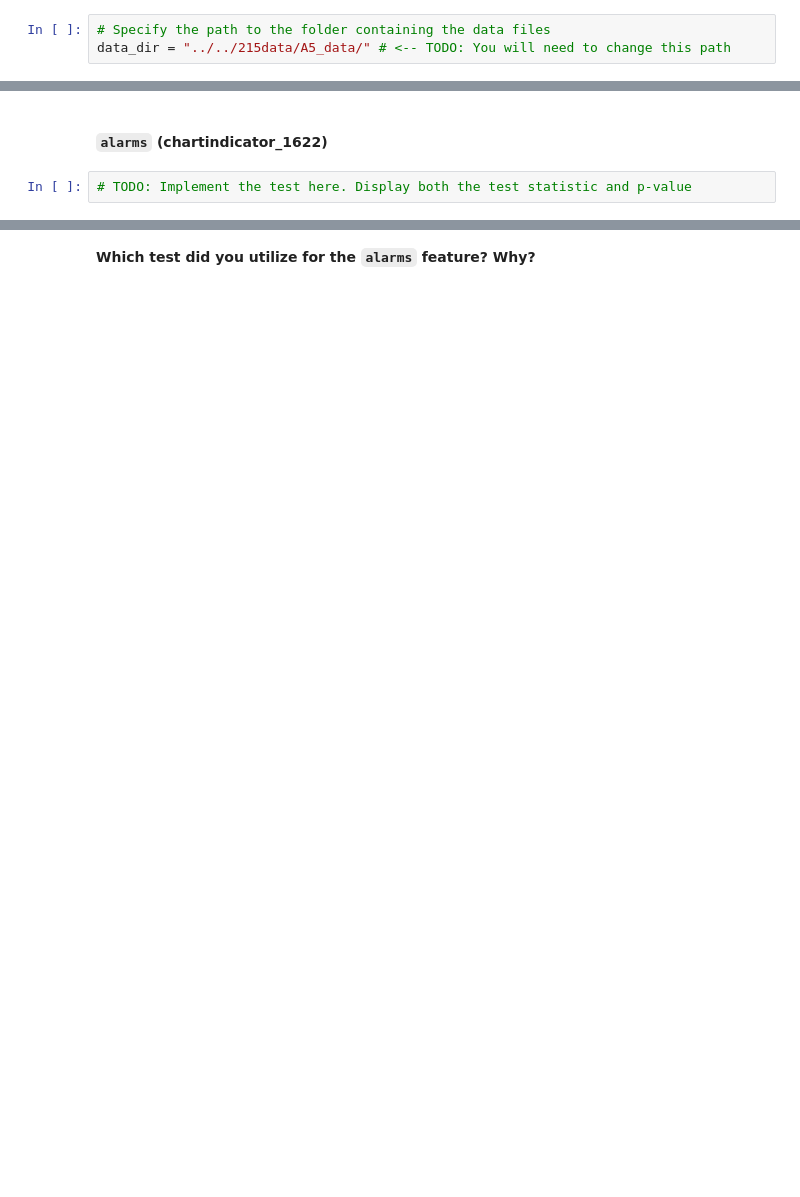
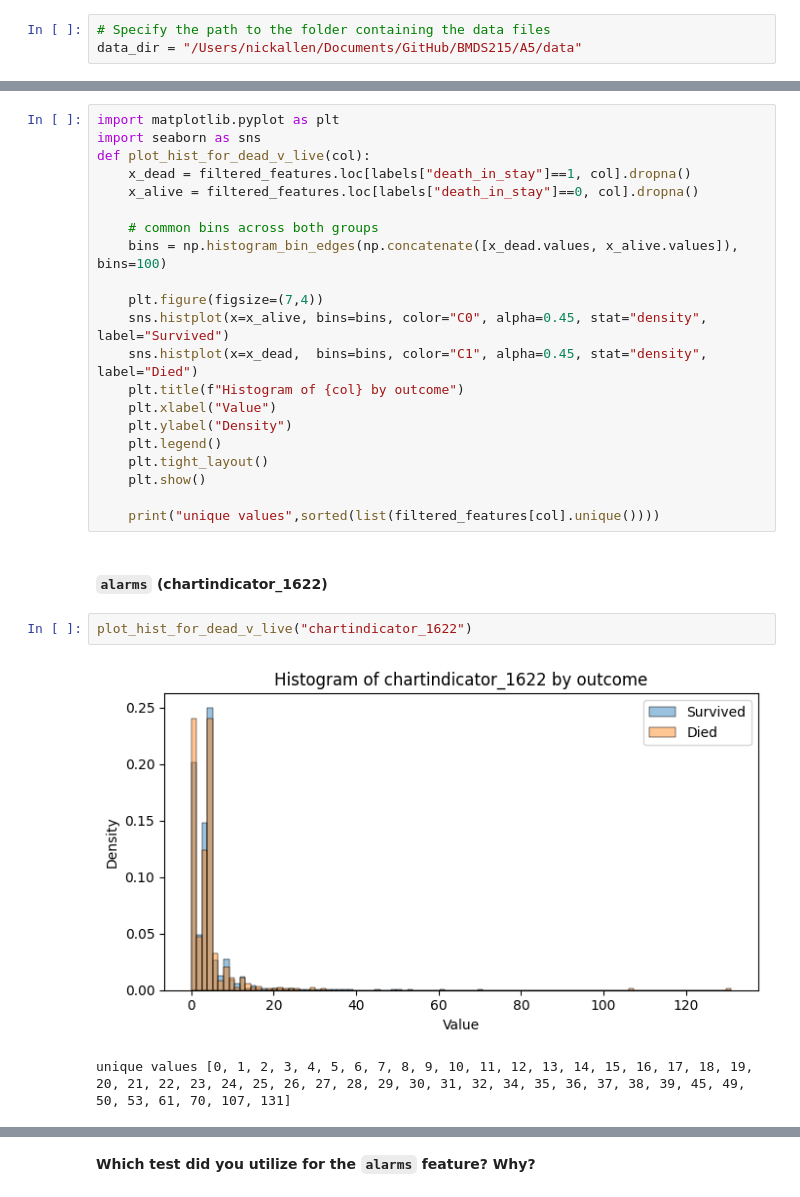
Before and after one commit to nick-allen21/BMDS215, a Jupyter notebook: A5/5-Associative-Analysis-python_version.ipynb, the cells around one changed output, grey strips where cells are left out. Drawn from its saved outputs; the diff is of its cells as text; blank space fills up the shorter version.

```diff
--- a/A5/5-Associative-Analysis-python_version.ipynb
+++ b/A5/5-Associative-Analysis-python_version.ipynb
@@ -96,7 +101,7 @@ Once you have downloaded and unzipped the data, you should see the following `3`
 **Specify the location of the folder containing the data in the following cells:**
 # %%
 # Specify the path to the folder containing the data files
-data_dir = "../../215data/A5_data/" # <-- TODO: You will need to change this path
+data_dir = "/Users/nickallen/Documents/GitHub/BMDS215/A5/data"
 # %%
 # Run this cell to make sure all of the files are in the specified folder
 expected_file_list = ["patient_feature_matrix.csv", "cohort.csv", "feature_descriptions.csv"]
@@ -268,7 +317,31 @@ from scipy.stats import ttest_ind, fisher_exact, chi2_contingency, mannwhitneyu
 # NOTE: For some of the functions above, you can pass series of labels and features. Others
 # require you to pass the tables of counts. You may find the function pd.crosstab() useful for
 # certain functions.
+# %%
+import matplotlib.pyplot as plt
+import seaborn as sns
+def plot_hist_for_dead_v_live(col):
+    x_dead = filtered_features.loc[labels["death_in_stay"]==1, col].dropna()
+    x_alive = filtered_features.loc[labels["death_in_stay"]==0, col].dropna()
+
+    # common bins across both groups
+    bins = np.histogram_bin_edges(np.concatenate([x_dead.values, x_alive.values]), bins=100)
+
+    plt.figure(figsize=(7,4))
+    sns.histplot(x=x_alive, bins=bins, color="C0", alpha=0.45, stat="density", label="Survived")
+    sns.histplot(x=x_dead,  bins=bins, color="C1", alpha=0.45, stat="density", label="Died")
+    plt.title(f"Histogram of {col} by outcome")
+    plt.xlabel("Value")
+    plt.ylabel("Density")
+    plt.legend()
+    plt.tight_layout()
+    plt.show()
+
+    print("unique values",sorted(list(filtered_features[col].unique())))
 # %% [markdown]
 #### `alarms` (chartindicator_1622)
-# %%
-# TODO: Implement the test here. Display both the test statistic and p-value
+# %%
+plot_hist_for_dead_v_live("chartindicator_1622")
+# %% [output]
+[figure, added]
+unique values [0, 1, 2, 3, 4, 5, 6, 7, 8, 9, 10, 11, 12, 13, 14, 15, 16, 17, 18, 19, 20, 21, 22, 23, 24, 25, 26, 27, 28, 29, 30, 31, 32, 34, 35, 36, 37, 38, 39, 45, 49, 50, 53, 61, 70, 107, 131]
```
Also changed, not shown: parts of 60 cells of this notebook, 6 other files.
